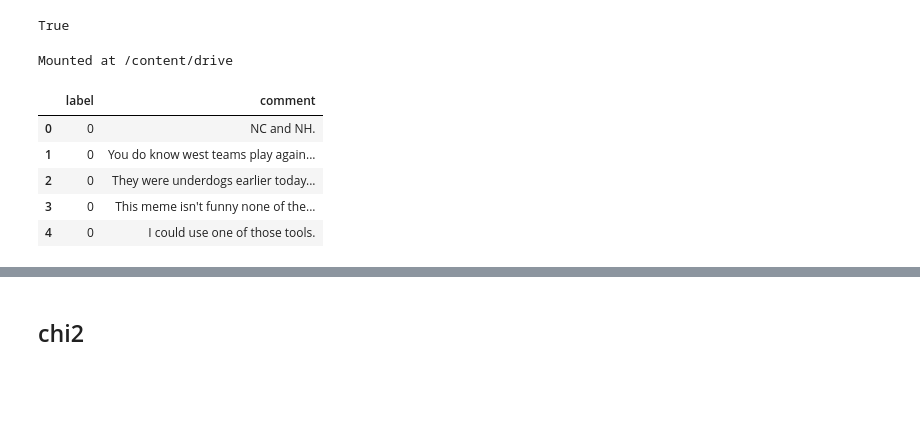
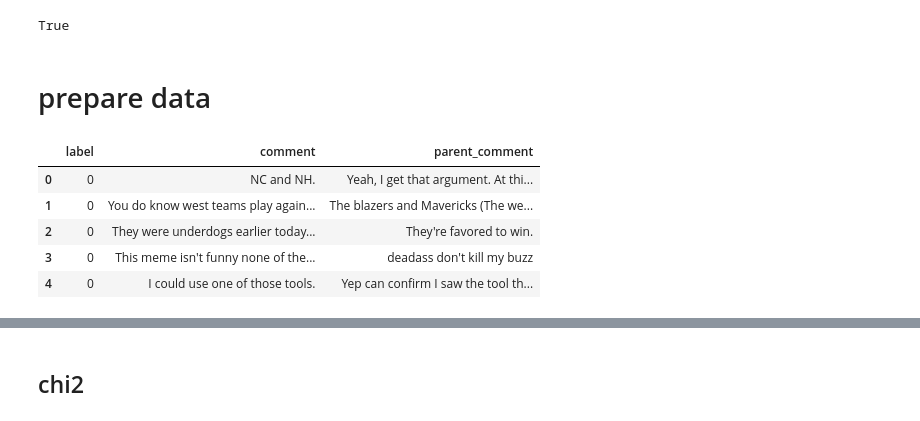
Before and after one commit to kamilabielska/surely_not_sarcasm_repo, a Jupyter notebook: bag_of_words.ipynb, the cells around one changed output, grey strips where cells are left out. Cells and saved outputs as stored; diff of their text form; code cells hidden in the pictures; blank space fills up the shorter version.

```diff
--- a/bag_of_words.ipynb
+++ b/bag_of_words.ipynb
@@ -34,8 +45,3 @@ nltk.download('stopwords')
 [nltk_data] Downloading package stopwords to /root/nltk_data...
 [nltk_data]   Unzipping corpora/stopwords.zip.
 True
-# %%
-from google.colab import drive
-drive.mount('/content/drive')
-# %% [output]
-Mounted at /content/drive
@@ -44,11 +48,13 @@ root = '/content/drive/My Drive/surely_not_sarcasm_data/'
+# %% [markdown]
+# prepare data
 # %%
-df = pd.read_csv(root+'data/train_balanced_smaller.csv', usecols=['label', 'comment'])
+df = pd.read_csv(root+'data/train_balanced_smaller.csv')
 df.head()
 # %% [output]
-|  | label | comment |
-| 0 | 0 | NC and NH. |
-| 1 | 0 | You do know west teams play again... |
-| 2 | 0 | They were underdogs earlier today... |
-| 3 | 0 | This meme isn't funny none of the... |
-| 4 | 0 | I could use one of those tools. |
+|  | label | comment | parent_comment |
+| 0 | 0 | NC and NH. | Yeah, I get that argument. At thi... |
+| 1 | 0 | You do know west teams play again... | The blazers and Mavericks (The we... |
+| 2 | 0 | They were underdogs earlier today... | They're favored to win. |
+| 3 | 0 | This meme isn't funny none of the... | deadass don't kill my buzz |
+| 4 | 0 | I could use one of those tools. | Yep can confirm I saw the tool th... |
 # %%
```
Also changed, not shown: parts of 46 cells of this notebook, 6 other files.
